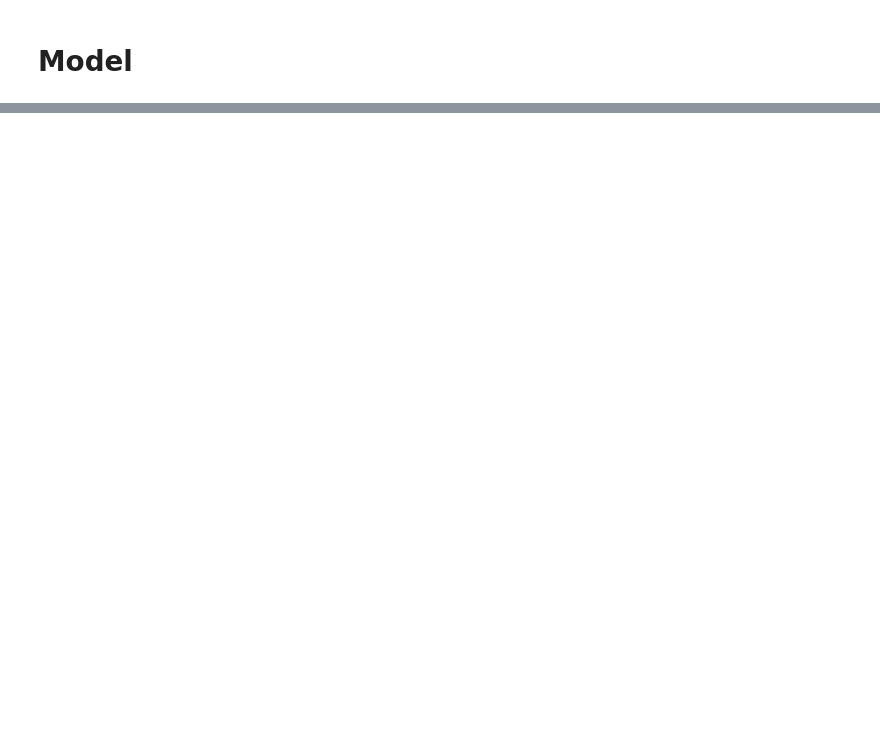
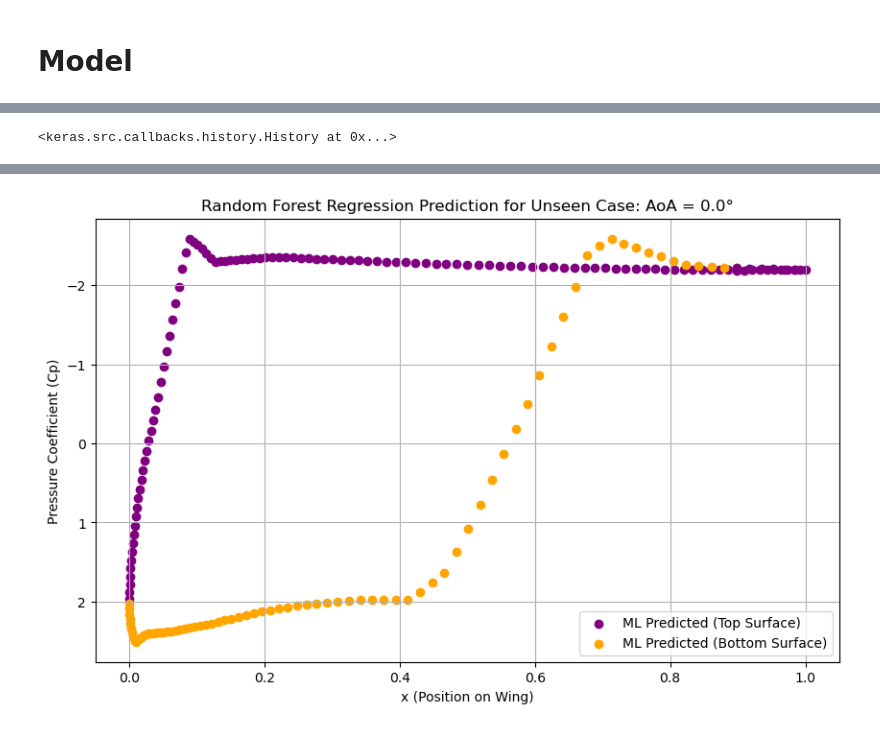
Before and after one commit to ItsKong/CFD-Machine-learning, a Jupyter notebook: Rae2822-Model.ipynb, the cells around one changed output, grey strips where cells are left out. Drawn from its saved outputs; the diff is of its cells as text; code cells hidden in the pictures; blank space fills up the shorter version.

```diff
--- a/Rae2822-Model.ipynb
+++ b/Rae2822-Model.ipynb
@@ -141,0 +136,46 @@ print(result)
+# %%
+# train final model with full dataset
+final_model = tf.keras.Sequential(architecture)
+final_model.compile(
+        optimizer='adam',
+        loss='mse',
+        metrics=['accuracy']
+    )
+final_model.fit(
+        X, y,
+        epochs=100,
+        verbose=0
+    )
+# %% [output]
+<keras.src.callbacks.history.History at 0x...>
+# %%
+predict_aoa = 180
+
+X_new = full_data[full_data['AoA'] == 0.0][features].copy()
+X_new = X_new.reset_index(drop=True)
+X_new['AoA'] = predict_aoa
+# predict
+Cp_predicted = final_model.predict(X_new)
+
+# map back — just attach prediction to the same rows
+result = X_new[['x', 'y', 'AoA']].copy()
+result['Cp_predicted'] = Cp_predicted
+
+# print(result)
+
+
+plt.figure(figsize=(10, 6))
+top_surface = result[result['y'] > 0].sort_values(by='x')
+bottom_surface = result[result['y'] <= 0].sort_values(by='x')
+
+plt.scatter(top_surface['x'], top_surface['Cp_predicted'], color='purple', linewidth=1, label='ML Predicted (Top Surface)')
+plt.scatter(bottom_surface['x'], bottom_surface['Cp_predicted'], color='orange', linewidth=1, label='ML Predicted (Bottom Surface)')
+
+plt.gca().invert_yaxis() # Invert y-axis for Aerodynamics
+plt.title("Random Forest Regression Prediction for Unseen Case: AoA = 0.0°")
+plt.xlabel("x (Position on Wing)")
+plt.ylabel("Pressure Coefficient (Cp)")
+plt.legend()
+plt.grid(True)
+plt.show()
+# %% [output]
@@ -141,0 +183 @@ print(result)
+[figure, added]
```
Also changed, not shown: parts of 7 cells of this notebook.
